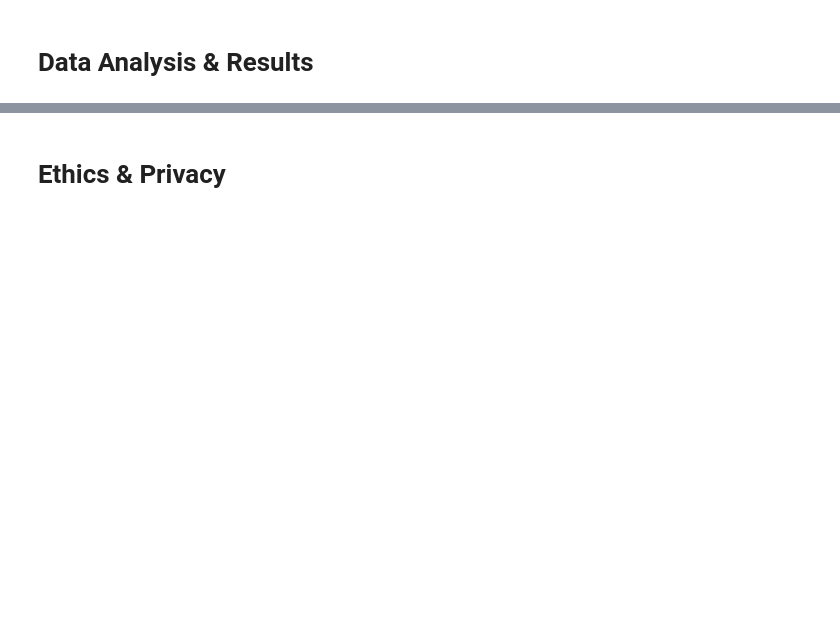
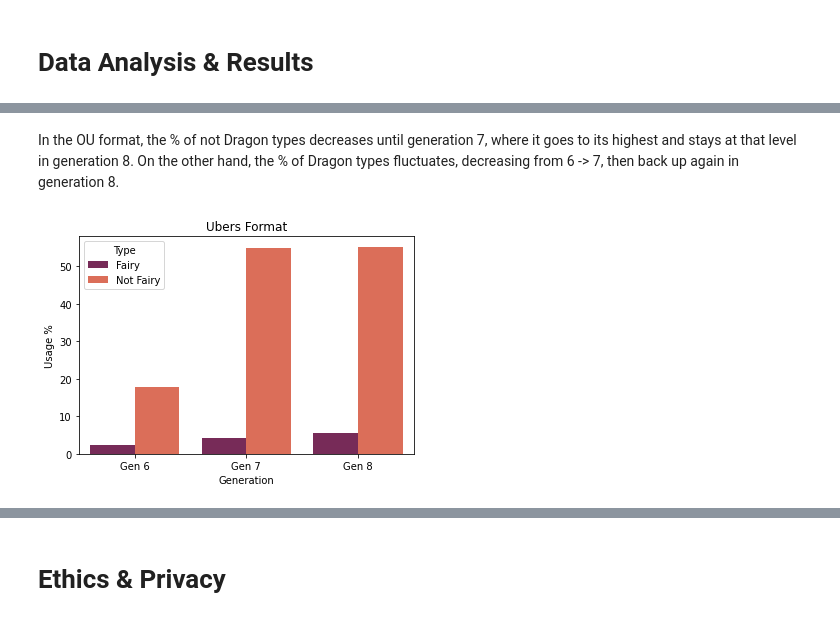
Before and after one commit to mr4tt/Fairy-Pokemon-Analysis, a Jupyter notebook: FinalProjectGroup013-Fa21.ipynb, the cells around one changed output, grey strips where cells are left out. Saved outputs shown, nothing was run; the diff lists cells and outputs as text; code cells hidden in the pictures; blank space fills up the shorter version.

```diff
--- a/FinalProjectGroup013-Fa21.ipynb
+++ b/FinalProjectGroup013-Fa21.ipynb
@@ -81,0 +532,20 @@ Include cells that describe the steps in your data analysis.
+# %% [markdown]
+In the OU format, the % of not Dragon types decreases until generation 7, where it goes to its highest and stays at that level in generation 8. On the other hand, the % of Dragon types fluctuates, decreasing from 6 -> 7, then back up again in generation 8.
+# %%
+#We created a dataframe containing the usage % of fairy types and not fairy types across generations in Ubers format.
+ubFairydf2= pd.DataFrame(
+    {
+        "Generation" : ['Gen 6', 'Gen 6','Gen 7', 'Gen 7','Gen 8', 'Gen 8'],
+        "Type": ['Fairy', 'Not Fairy', 'Fairy', 'Not Fairy','Fairy', 'Not Fairy'],
+        "Usage %": [fgen6ubers[0], fgen6ubers[1], fgen7ubers[0], fgen7ubers[1], fgen8ubers[0], fgen8ubers[1]],
+    },
+)
+#We used the dataframe above to create a barplot that compares fairy and not fairy usage in Ubers format
+sns.barplot(x="Generation",
+            y="Usage %",
+            hue="Type",
+            data=ubFairydf2,
+            palette='rocket'
+           ).set_title("Ubers Format");
+# %% [output]
+[figure, added]
```
Also changed, not shown: parts of 54 cells of this notebook.
